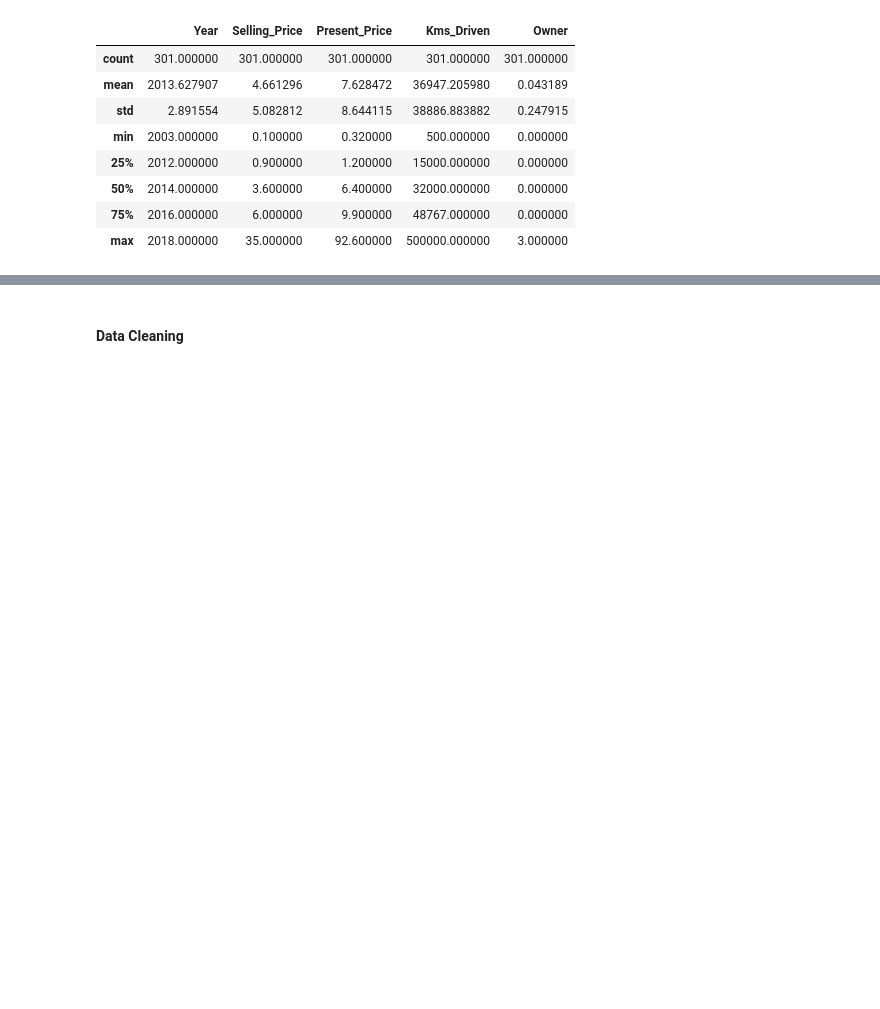
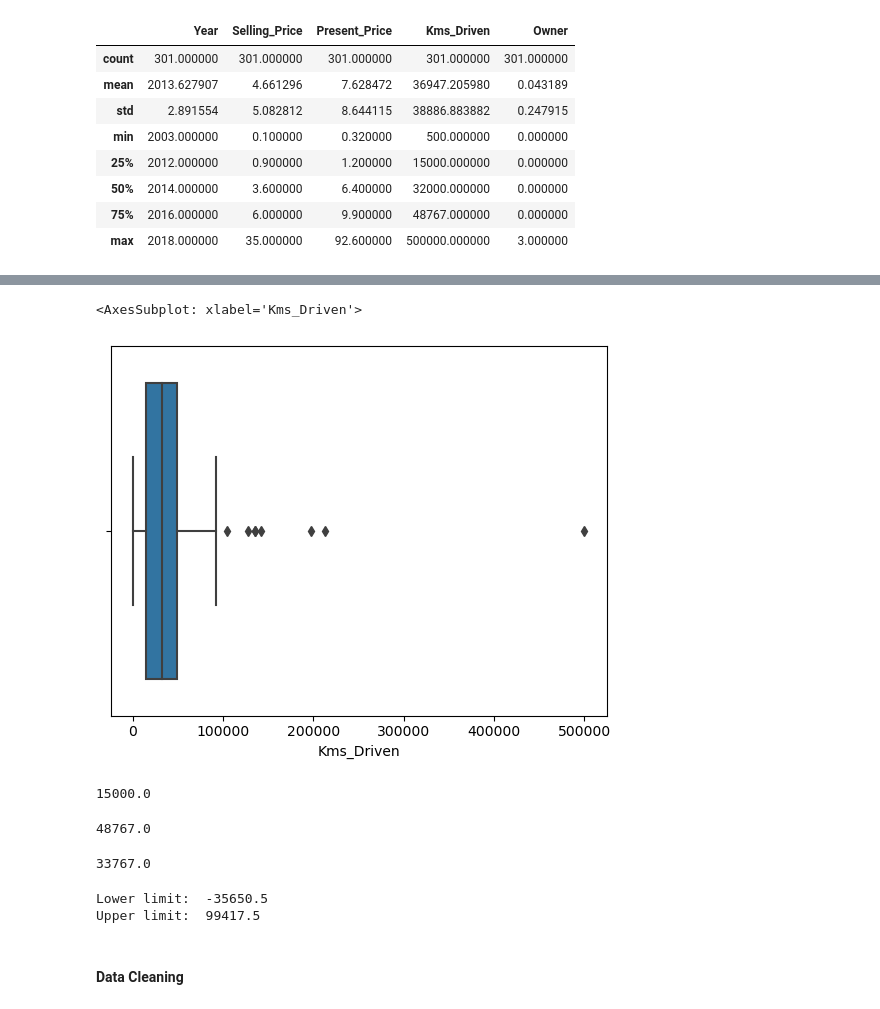
Before and after one commit to edidiongaligbe/Evaluation_Metrics, a Jupyter notebook: Regression.ipynb, the cells around one changed output, grey strips where cells are left out. Drawn from its saved outputs; the diff is of its cells as text; code cells hidden in the pictures; blank space fills up the shorter version.

```diff
--- a/Regression.ipynb
+++ b/Regression.ipynb
@@ -109,2 +87,30 @@ Name: Transmission, dtype: int64
+# %%
+sns.boxplot(x=df['Kms_Driven'])
+# %% [output]
+<AxesSubplot: xlabel='Kms_Driven'>
+[figure, added]
+# %%
+Q1 = np.quantile(df['Kms_Driven'], 0.25)
+Q1
+# %% [output]
+15000.0
+# %%
+Q3 = np.quantile(df['Kms_Driven'], 0.75)
+Q3
+# %% [output]
+48767.0
+# %%
+IQR = Q3 - Q1
+IQR
+# %% [output]
+33767.0
+# %%
+lower_limit = Q1 - (1.5 * IQR)
+upper_limit = Q3 + (1.5 * IQR)
+print('Lower limit: ' , lower_limit)
+print('Upper limit: ' , upper_limit)
+# %% [output]
+Lower limit:  -35650.5
+Upper limit:  99417.5
 # %% [markdown]
 #### Data Cleaning
```
Also changed, not shown: parts of 5 cells of this notebook.
